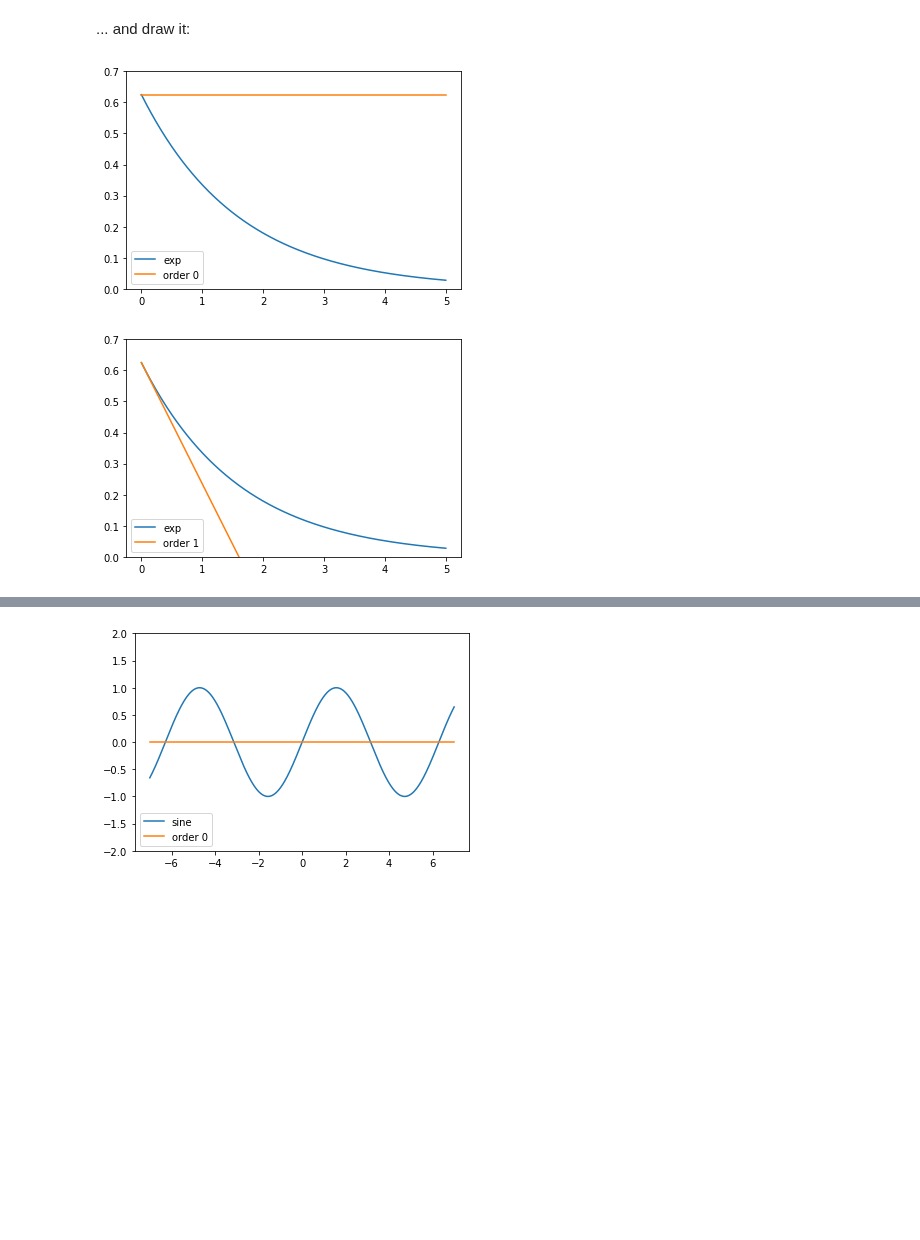
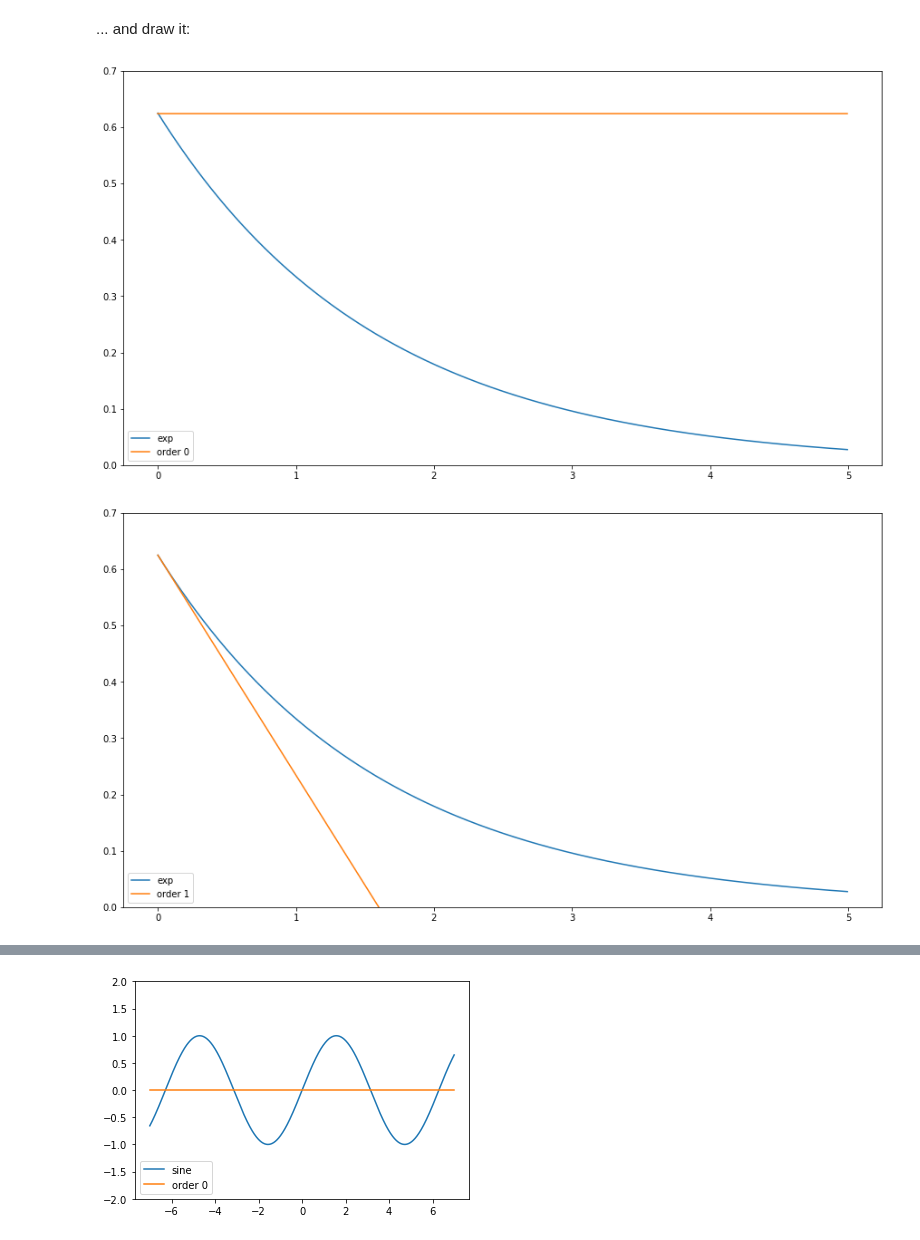
Before and after one commit to JonasRademacker/JupyterNotebooksForTeachingMath, a Jupyter notebook: SeriesExpansions.ipynb, the cells around one changed output, grey strips where cells are left out. Drawn from its saved outputs; the diff is of its cells as text; code cells hidden in the pictures; blank space fills up the shorter version.

```diff
--- a/SeriesExpansions.ipynb
+++ b/SeriesExpansions.ipynb
@@ -73,12 +73,13 @@ timeFct = expoClass(1.6)
 # %%
 mini=0
 maxi=5
 for n in range(0, 11):
+    plt.figure(figsize=(15,8))
     draw(timeFct, mini, maxi, label="exp")
     expoSeriesFct=expoSeries(n)
     draw(expoSeriesFct, mini, maxi, label="order " + str(n))
     plt.ylim(0, 0.7)
     plt.show()
 # %% [output]
-[figure, old version]
+[figure, new version]
-[figure, old version]
+[figure, new version]
```
Also changed, not shown: parts of 3 cells of this notebook.
